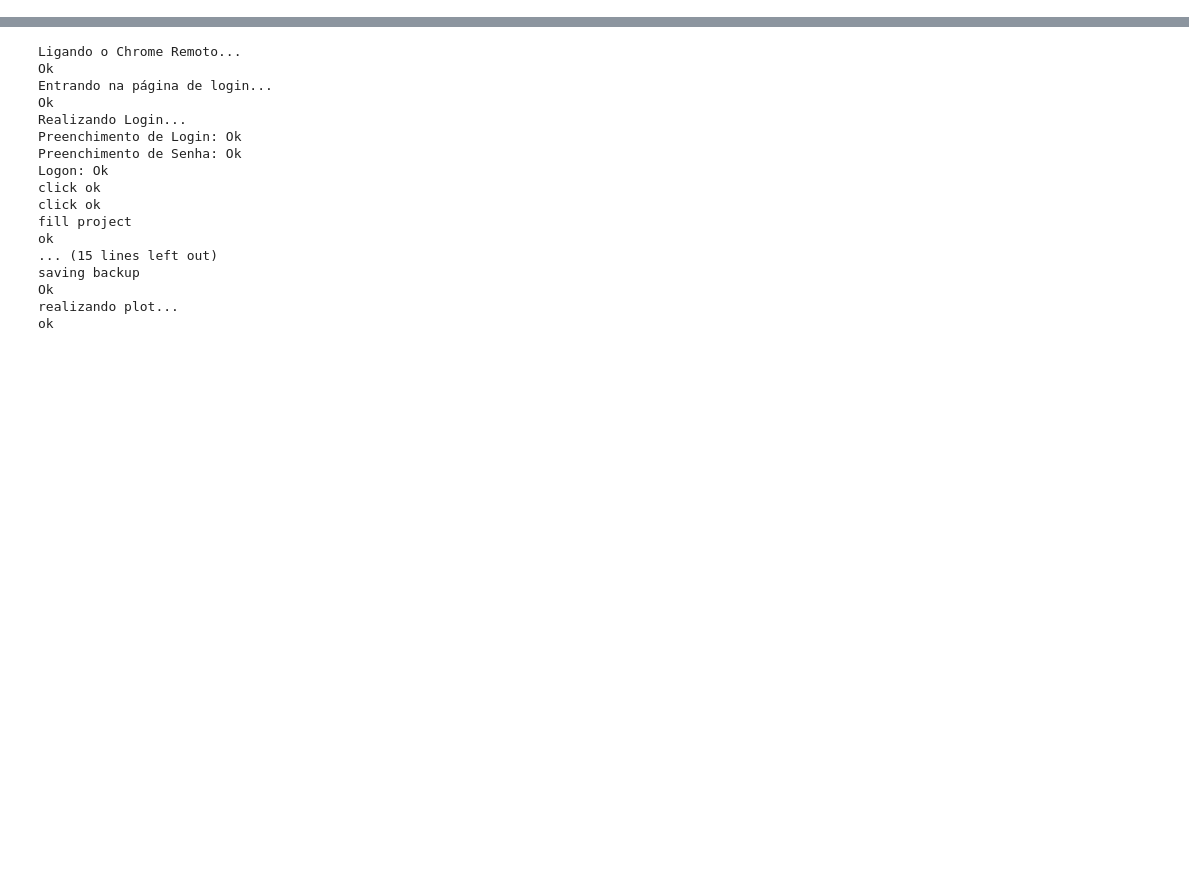
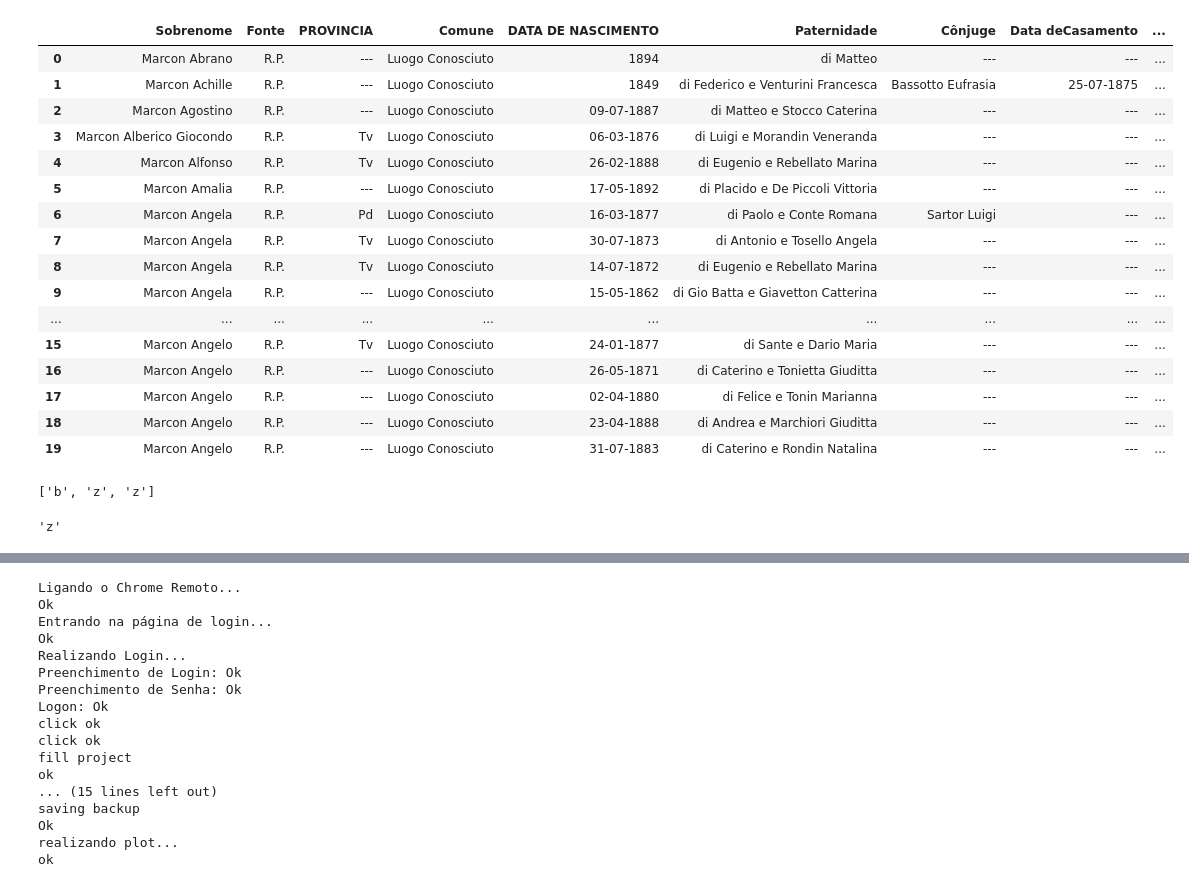
Before and after one commit to johnmelati/Web-Scrap-Emigrazione-Veneta, a Jupyter notebook: web_scrap_emigrazione_veneta.ipynb, the cells around one changed output, grey strips where cells are left out. Saved outputs shown, nothing was run; the diff lists cells and outputs as text; code cells hidden in the pictures; blank space fills up the shorter version.

```diff
--- a/web_scrap_emigrazione_veneta.ipynb
+++ b/web_scrap_emigrazione_veneta.ipynb
@@ -103,0 +162,32 @@ Ok
+# %%
+df
+# %% [output]
+|  | Sobrenome | Fonte | PROVINCIA | Comune | DATA DE NASCIMENTO | Paternidade | Cônjuge | Data deCasamento | ... |
+| 0 | Marcon Abrano | R.P. | --- | Luogo Conosciuto | 1894 | di Matteo | --- | --- | ... |
+| 1 | Marcon Achille | R.P. | --- | Luogo Conosciuto | 1849 | di Federico e Venturini Francesca | Bassotto Eufrasia | 25-07-1875 | ... |
+| 2 | Marcon Agostino | R.P. | --- | Luogo Conosciuto | 09-07-1887 | di Matteo e Stocco Caterina | --- | --- | ... |
+| 3 | Marcon Alberico Giocondo | R.P. | Tv | Luogo Conosciuto | 06-03-1876 | di Luigi e Morandin Veneranda | --- | --- | ... |
+| 4 | Marcon Alfonso | R.P. | Tv | Luogo Conosciuto | 26-02-1888 | di Eugenio e Rebellato Marina | --- | --- | ... |
+| 5 | Marcon Amalia | R.P. | --- | Luogo Conosciuto | 17-05-1892 | di Placido e De Piccoli Vittoria | --- | --- | ... |
+| 6 | Marcon Angela | R.P. | Pd | Luogo Conosciuto | 16-03-1877 | di Paolo e Conte Romana | Sartor Luigi | --- | ... |
+| 7 | Marcon Angela | R.P. | Tv | Luogo Conosciuto | 30-07-1873 | di Antonio e Tosello Angela | --- | --- | ... |
+| 8 | Marcon Angela | R.P. | Tv | Luogo Conosciuto | 14-07-1872 | di Eugenio e Rebellato Marina | --- | --- | ... |
+| 9 | Marcon Angela | R.P. | --- | Luogo Conosciuto | 15-05-1862 | di Gio Batta e Giavetton Catterina | --- | --- | ... |
+| ... | ... | ... | ... | ... | ... | ... | ... | ... | ... |
+| 15 | Marcon Angelo | R.P. | Tv | Luogo Conosciuto | 24-01-1877 | di Sante e Dario Maria | --- | --- | ... |
+| 16 | Marcon Angelo | R.P. | --- | Luogo Conosciuto | 26-05-1871 | di Caterino e Tonietta Giuditta | --- | --- | ... |
+| 17 | Marcon Angelo | R.P. | --- | Luogo Conosciuto | 02-04-1880 | di Felice e Tonin Marianna | --- | --- | ... |
+| 18 | Marcon Angelo | R.P. | --- | Luogo Conosciuto | 23-04-1888 | di Andrea e Marchiori Giuditta | --- | --- | ... |
+| 19 | Marcon Angelo | R.P. | --- | Luogo Conosciuto | 31-07-1883 | di Caterino e Rondin Natalina | --- | --- | ... |
+# %%
+import string
+import random
+letters = string.ascii_lowercase
+rand_letters = random.choices(letters, k=3)
+rand_letters
+# %% [output]
+['b', 'z', 'z']
+# %%
+string.ascii_lowercase[25]
+# %% [output]
+'z'
```
Also changed, not shown: parts of 6 cells of this notebook.
